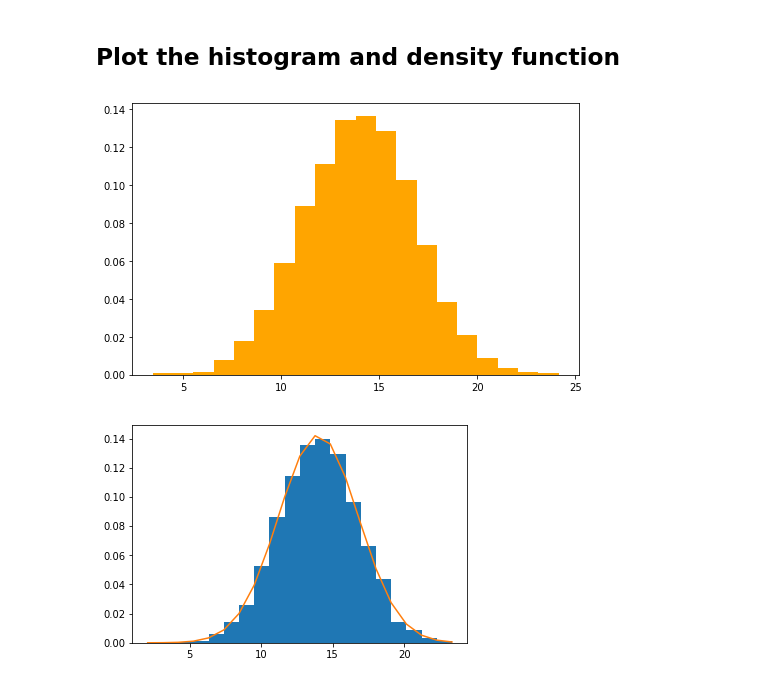
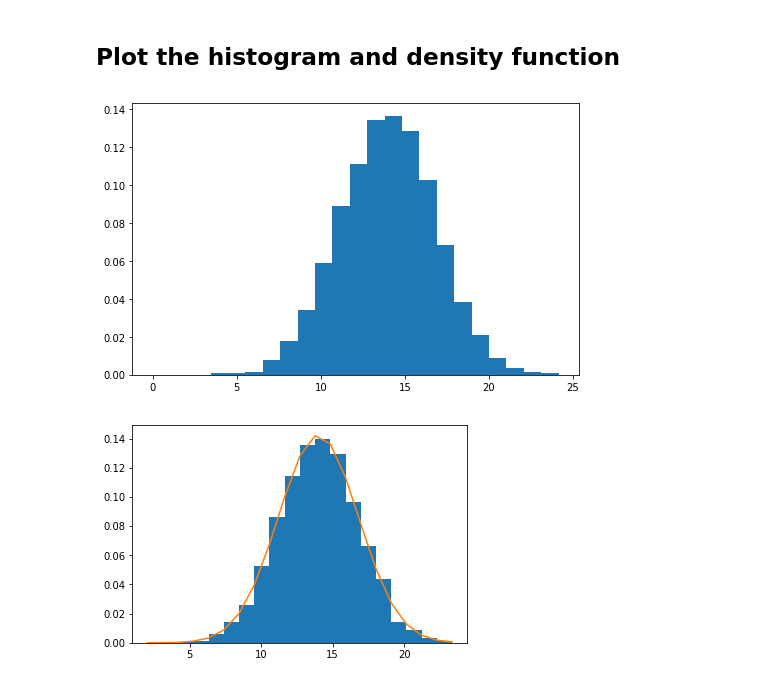
Before and after one commit to cjriggio/dsc-normal-distribution-lab-nyc-ds-career-042219, a Jupyter notebook: index.ipynb, the cells around one changed output. Saved outputs shown, nothing was run; the diff lists cells and outputs as text; code cells hidden in the pictures.

```diff
--- a/index.ipynb
+++ b/index.ipynb
@@ -59,11 +59,11 @@ density
 ## Plot the histogram and density function
 # %%
 plt.figure(figsize=(8,5))
-plt.hist(s, 20, density=True, color="blue")
-#plt.plot(density, colors="green")
+plt.hist(s, 20, density=True)
+plt.plot(density)
 plt.show();
 # %% [output]
-[figure, old version]
+[figure, new version]
 # %%
 # Plot histogram along with the density function
 # %% [output]
```
